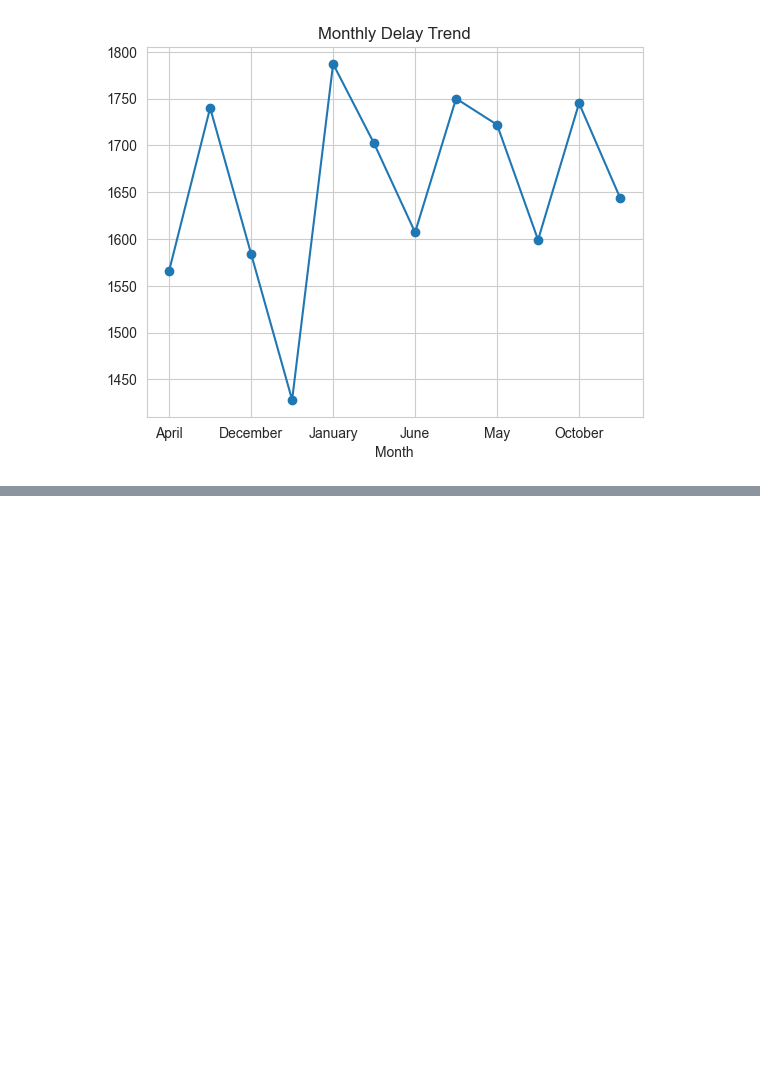
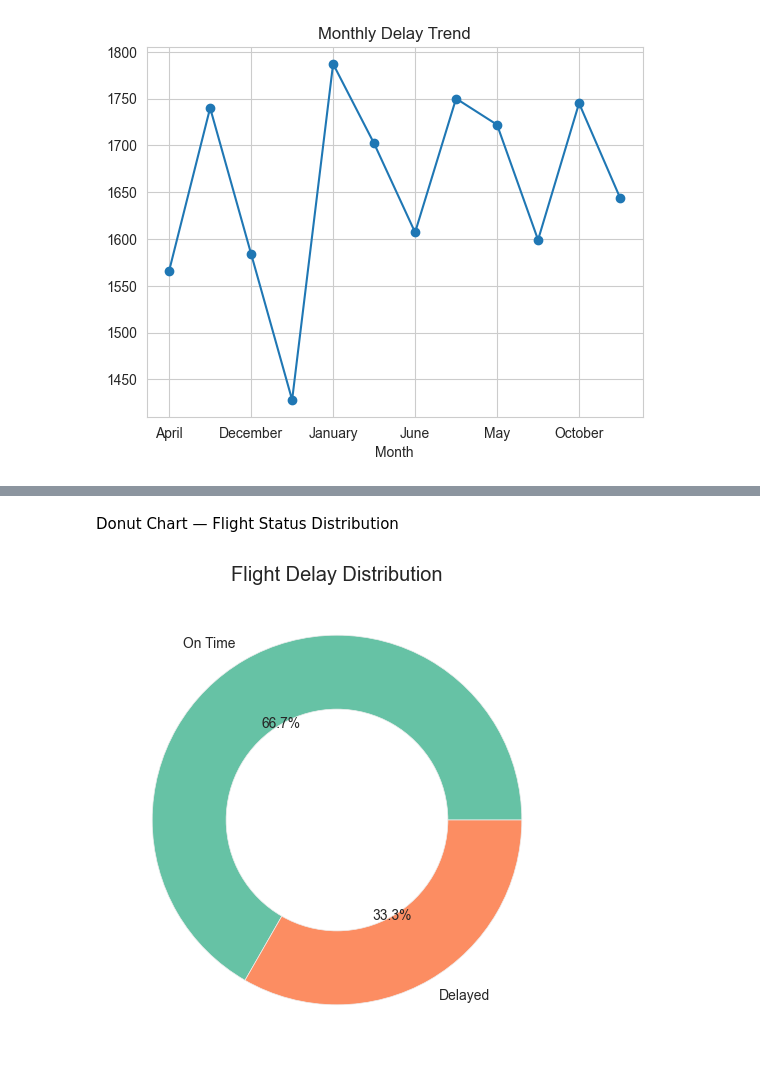
Before and after one commit to ankitakarbhari/airfly_insights_dashboard, a Jupyter notebook: notebooks/Milestone2_Visual_Exploration.ipynb, the cells around one changed output, grey strips where cells are left out. Cells and saved outputs as stored; diff of their text form; code cells hidden in the pictures; blank space fills up the shorter version.

```diff
--- a/notebooks/Milestone2_Visual_Exploration.ipynb
+++ b/notebooks/Milestone2_Visual_Exploration.ipynb
@@ -155,0 +132,15 @@ Most delays occur during peak travel months indicating traffic congestion.
+# %% [markdown]
+Donut Chart — Flight Status Distribution
+# %%
+status = df['IsDelayed'].value_counts()
+
+plt.figure(figsize=(6,6))
+plt.pie(status,
+        labels=["On Time","Delayed"],
+        autopct='%1.1f%%',
+        wedgeprops={'width':0.4})
+
+plt.title("Flight Delay Distribution")
+plt.show()
+# %% [output]
+[figure, added]
```
Also changed, not shown: parts of 29 cells of this notebook, 1 other file.
